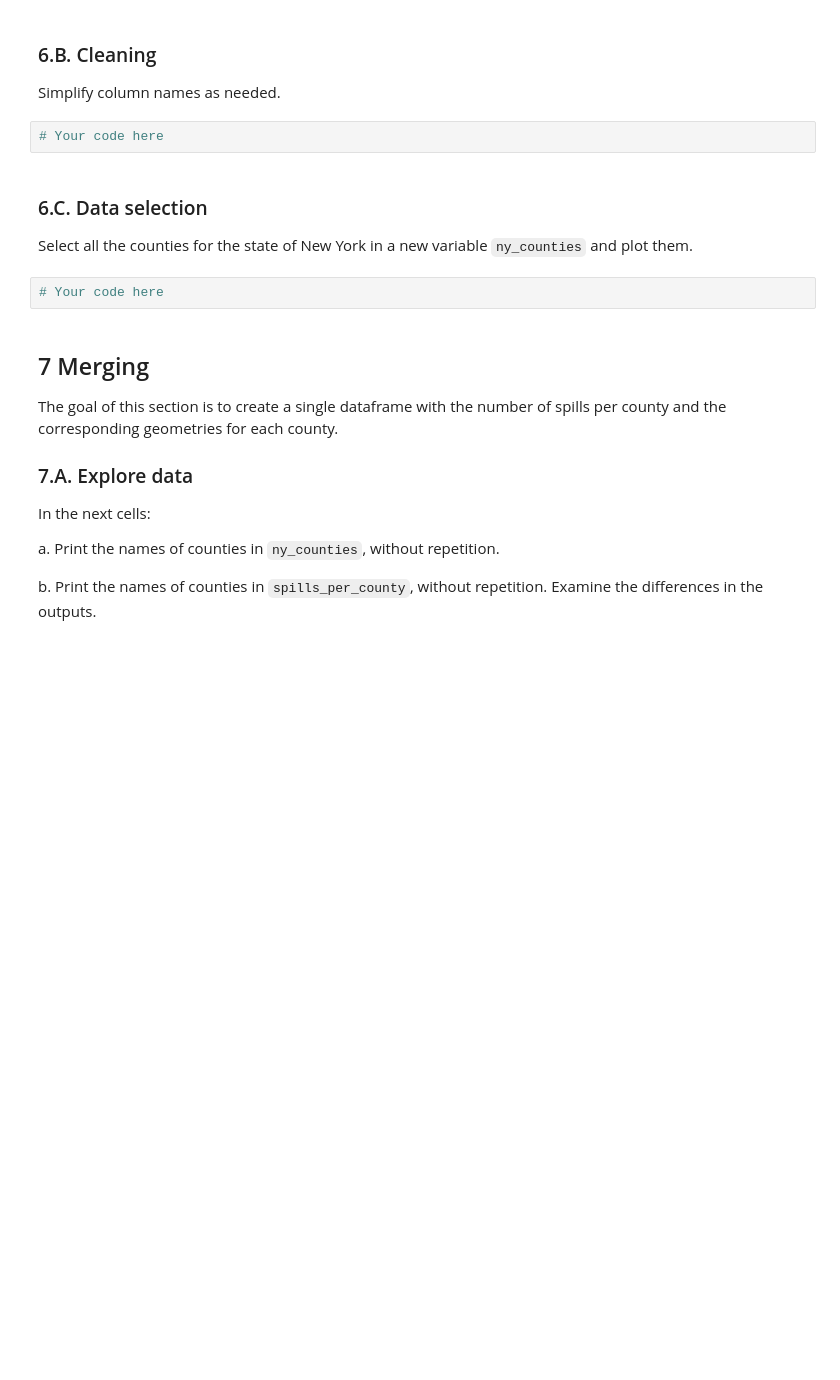
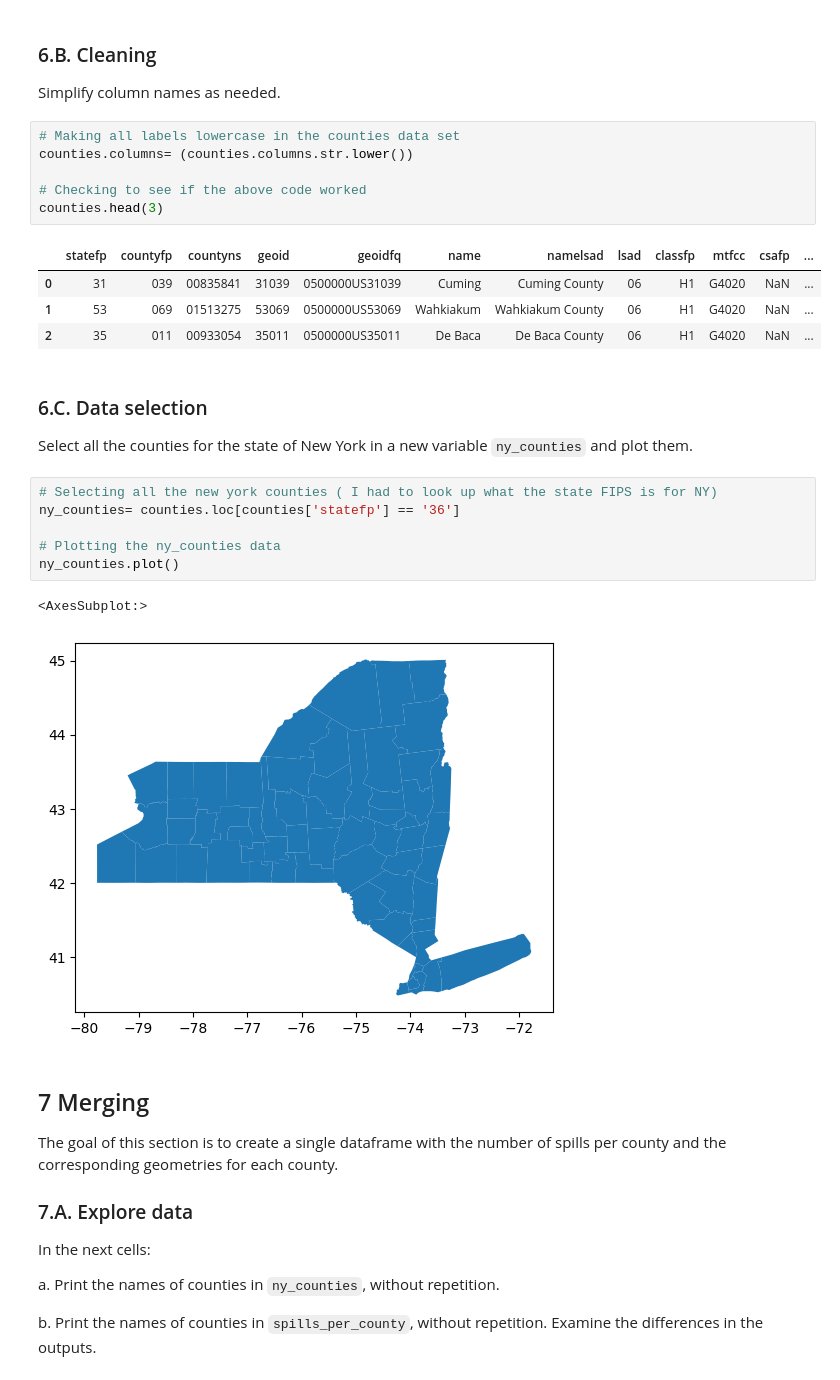
Before and after one commit to madisonenda/eds220-hwk3, a Jupyter notebook: hwk3-task2-oil-spills-Enda.ipynb, the cells around one changed output. Cells and saved outputs as stored; diff of their text form; blank space fills up the shorter version.

Commit message:
Add New York State Map

```diff
--- a/hwk3-task2-oil-spills-Enda.ipynb
+++ b/hwk3-task2-oil-spills-Enda.ipynb
@@ -378,14 +386,30 @@ f. Use the next markdown cell to explain what information you obtained from the
 ### 6.B. Cleaning
 
 Simplify column names as needed.
-# %%
-# Your code here
+# %%
+# Making all labels lowercase in the counties data set
+counties.columns= (counties.columns.str.lower())
+
+# Checking to see if the above code worked
+counties.head(3)
+# %% [output]
+|  | statefp | countyfp | countyns | geoid | geoidfq | name | namelsad | lsad | classfp | mtfcc | csafp | ... |
+| 0 | 31 | 039 | 00835841 | 31039 | 0500000US31039 | Cuming | Cuming County | 06 | H1 | G4020 | NaN | ... |
+| 1 | 53 | 069 | 01513275 | 53069 | 0500000US53069 | Wahkiakum | Wahkiakum County | 06 | H1 | G4020 | NaN | ... |
+| 2 | 35 | 011 | 00933054 | 35011 | 0500000US35011 | De Baca | De Baca County | 06 | H1 | G4020 | NaN | ... |
 # %% [markdown]
 ### 6.C. Data selection
 
 Select all the counties for the state of New York in a new variable `ny_counties` and plot them.
-# %%
-# Your code here
+# %%
+# Selecting all the new york counties ( I had to look up what the state FIPS is for NY)
+ny_counties= counties.loc[counties['statefp'] == '36']
+
+# Plotting the ny_counties data
+ny_counties.plot()
+# %% [output]
+<AxesSubplot:>
+[figure, added]
 # %% [markdown]
 ## 7 Merging
 
```
Also changed, not shown: parts of 11 cells of this notebook.
